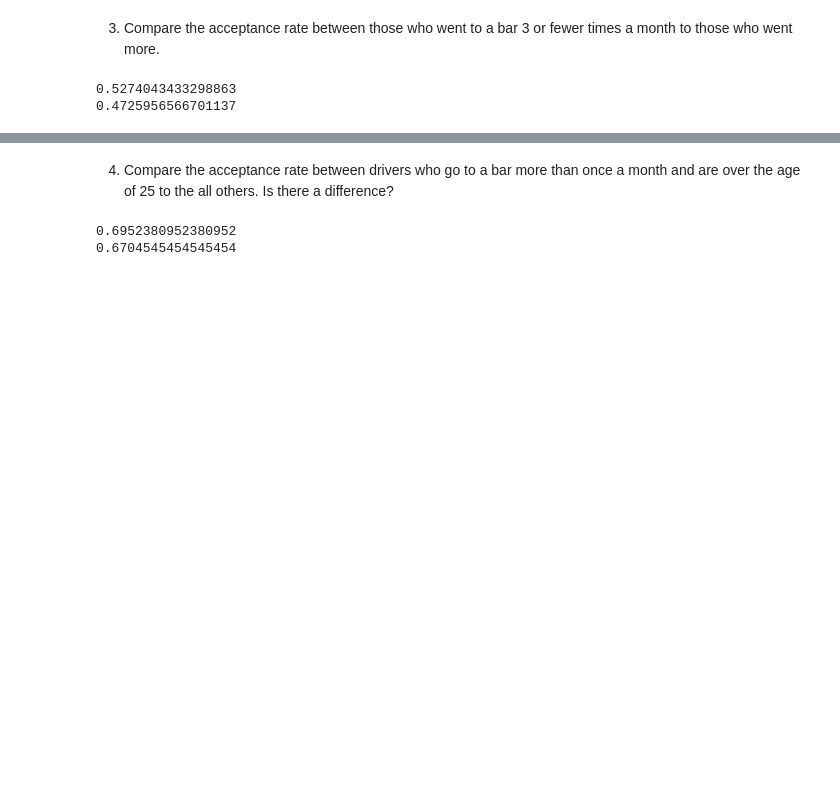
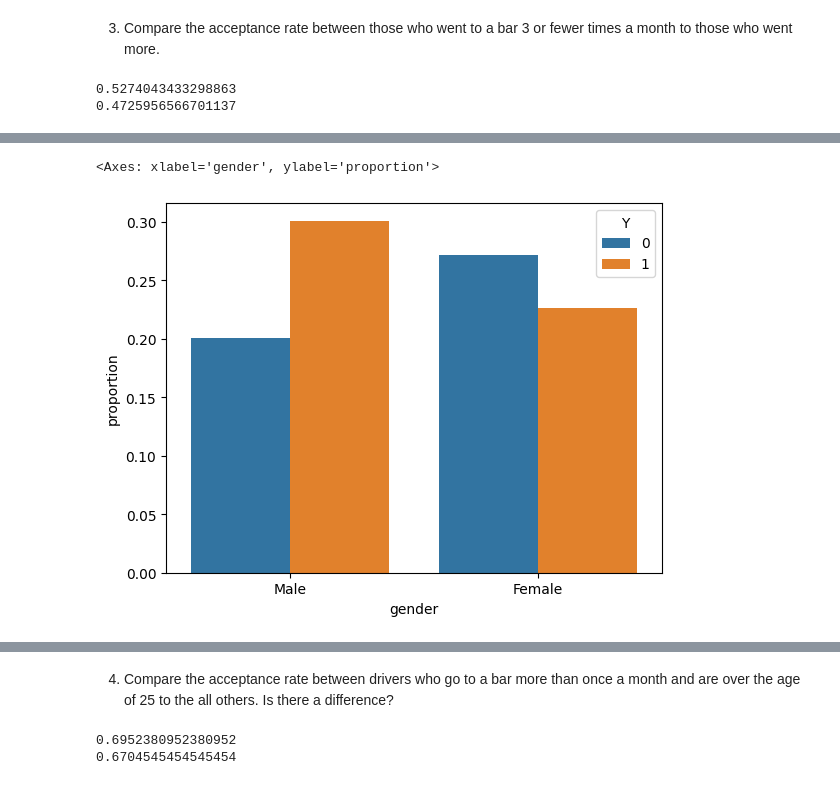
Before and after one commit to SenorMega/CouponAcceptanceTrends, a Jupyter notebook: prompt.ipynb, the cells around one changed output, grey strips where cells are left out. Drawn from its saved outputs; the diff is of its cells as text; code cells hidden in the pictures; blank space fills up the shorter version.

```diff
--- a/prompt.ipynb
+++ b/prompt.ipynb
@@ -265,0 +306,5 @@ print(more_than_three_acceptance_rate)
+# %%
+sns.countplot(x="gender", data=test, order=test['gender'].value_counts().index, hue="Y", stat = 'proportion')
+# %% [output]
+<Axes: xlabel='gender', ylabel='proportion'>
+[figure, added]
```
Also changed, not shown: parts of 55 cells of this notebook.
